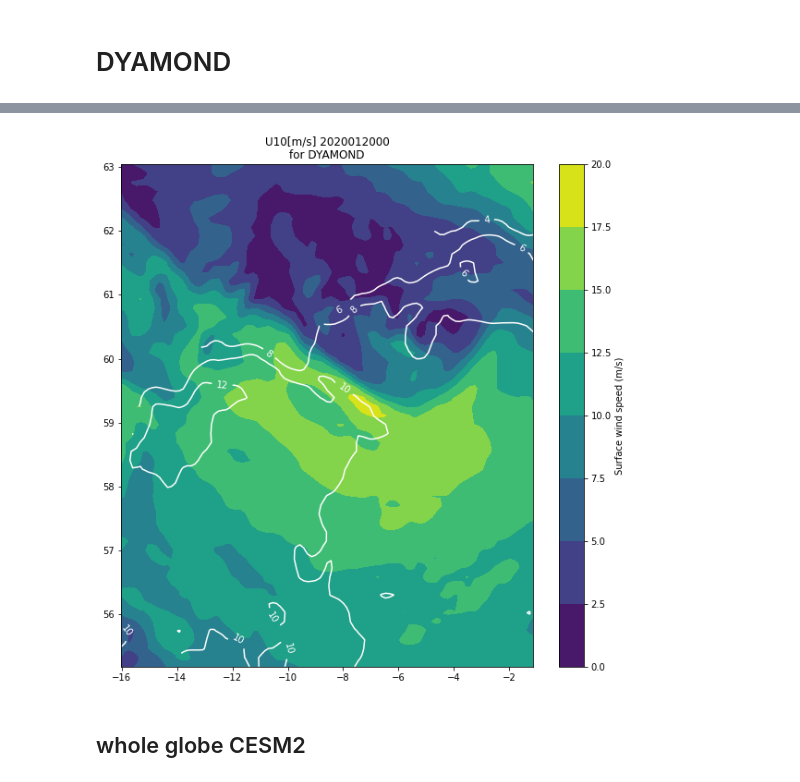
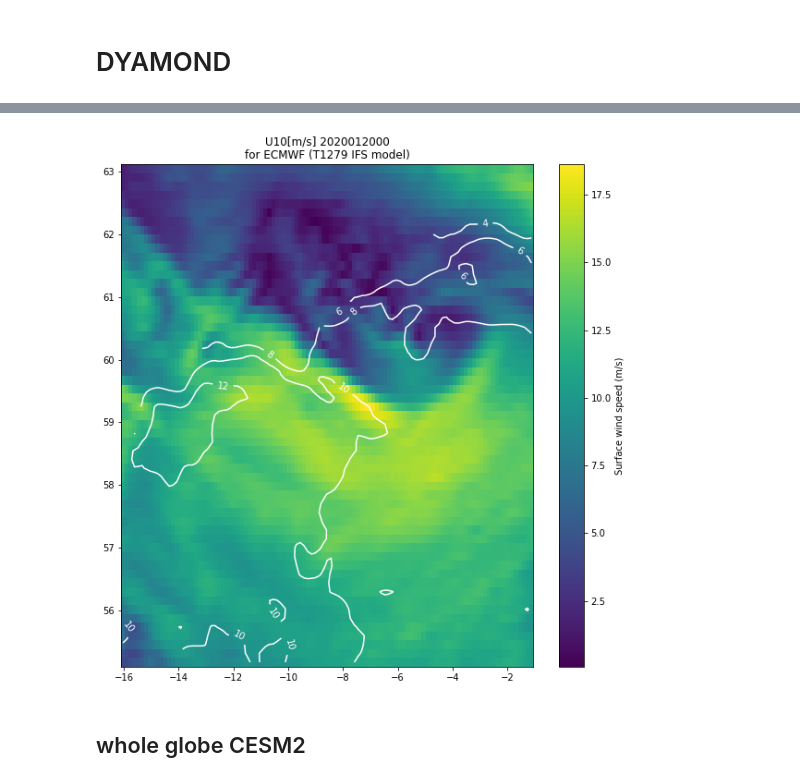
Before and after one commit to geethmaw/link, a Jupyter notebook: GCM_windVsM.ipynb, the cells around one changed output, grey strips where cells are left out. Drawn from its saved outputs; the diff is of its cells as text; code cells hidden in the pictures.

```diff
--- a/GCM_windVsM.ipynb
+++ b/GCM_windVsM.ipynb
@@ -160,21 +271,21 @@ plt.pcolormesh(x_lonD[lon_ind1[0]:lon_ind2[0]], x_latD[lat_ind1[0]:lat_ind2[0]],
 # %%
 from matplotlib import cm
 fig = plt.figure(figsize=(10,10))
-scatter = plt.contourf(x_lonD[lon_ind1[0]:lon_ind2[0]], x_latD[lat_ind1[0]:lat_ind2[0]],swD)
+scatter = plt.pcolormesh(x_lonD[lon_ind1[0]:lon_ind2[0]], x_latD[lat_ind1[0]:lat_ind2[0]],swD)
 f = plt.contour(x_lonD[lon_ind1[0]:lon_ind2[0]], x_latD[lat_ind1[0]:lat_ind2[0]], caoD,
                 5,colors='white',levels=[0,2,4,6,8,10,12],linestyles='-')
 g = plt.contour(x_lonD[lon_ind1[0]:lon_ind2[0]], x_latD[lat_ind1[0]:lat_ind2[0]], caoD,
                 5,colors='white',levels=[-12,-8,-4],linestyles='--')
 cbar = plt.colorbar(scatter)
 cbar.ax.set_ylabel('Surface wind speed (m/s)')
 plt.clabel(f, inline=True, fontsize=10)
 plt.clabel(g, inline=True, fontsize=10)
-plt.title('U10[m/s] 2020012000\nfor DYAMOND')
+plt.title('U10[m/s] 2020012000\nfor ECMWF (T1279 IFS model)')
 # plt.xticks(np.arange(-16, 0, step=2))
 # plt.yticks(np.arange(55, 63, step=1))
 plt.savefig('/glade/u/home/geethma/link/GCMres/U10_DYAMOND.png')
 # %% [output]
-[figure, old version]
+[figure, new version]
 # %% [markdown]
 ## whole globe CESM2
 # %%
```
Also changed, not shown: parts of 31 cells of this notebook, 4 other files.
